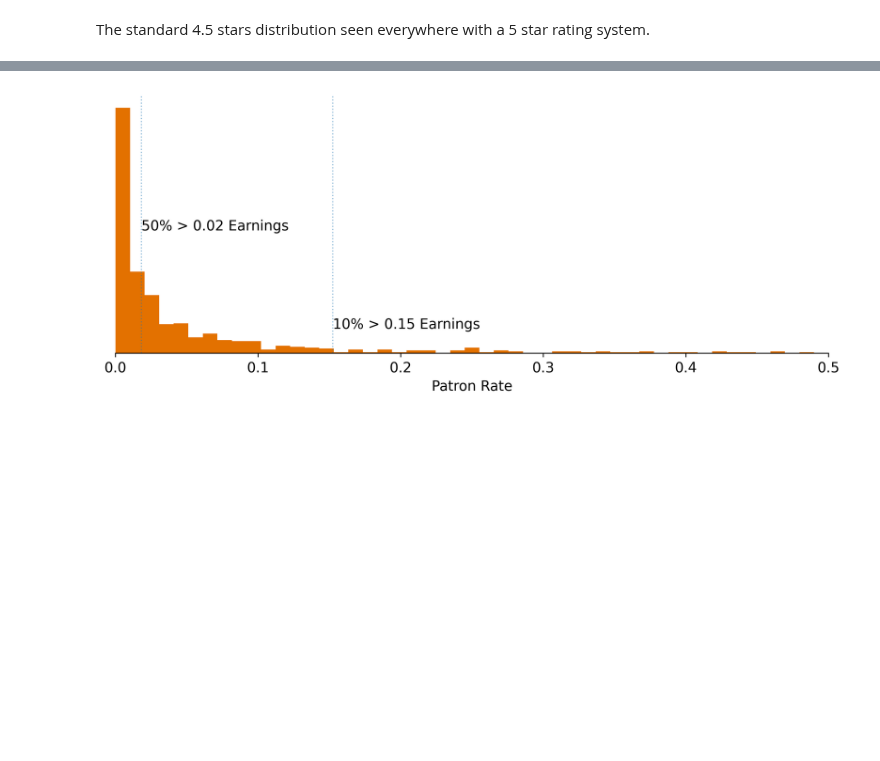
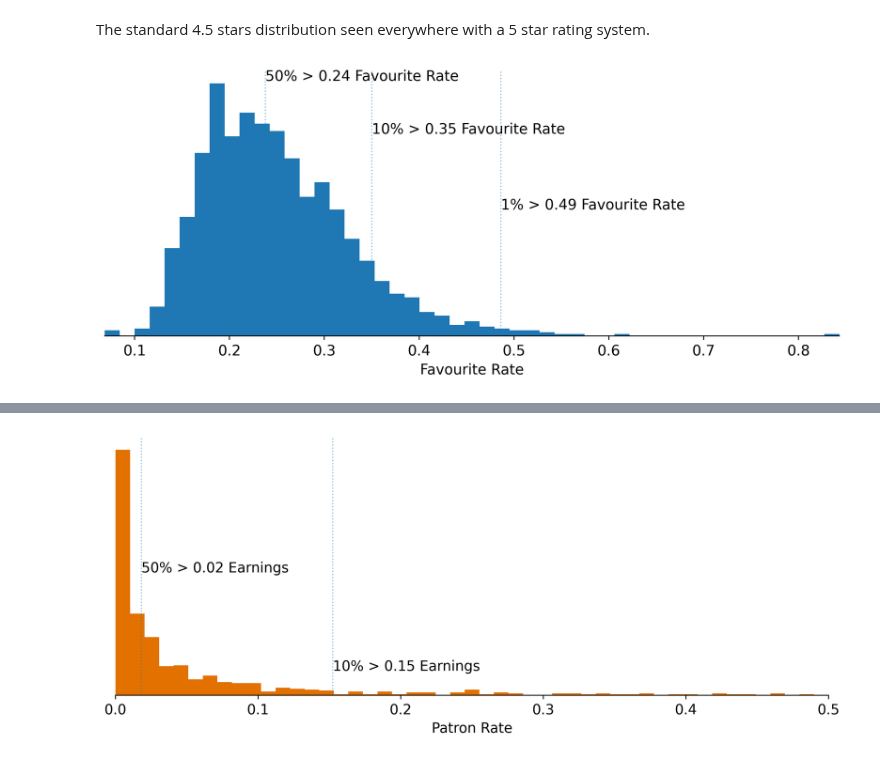
Before and after one commit to Samreay/Samreay, a Jupyter notebook: notebooks/2022-10-14-RoyalRoad.ipynb, the cells around one changed output, grey strips where cells are left out. Drawn from its saved outputs; the diff is of its cells as text; code cells hidden in the pictures; blank space fills up the shorter version.

```diff
--- a/notebooks/2022-10-14-RoyalRoad.ipynb
+++ b/notebooks/2022-10-14-RoyalRoad.ipynb
@@ -287,6 +294,8 @@ def get_established(df: pd.DataFrame, threshold=100) -> pd.DataFrame:
     df["Patron Value"] = df["Earnings"] / df["Patron Count"]
     df["Patron Rate"] = df["Patron Count"] / df["Followers"]
     df["Favourite Rate"] = df["Favorites"] / df["Followers"]
+    df["Follow Rate (Total)"] = df["Followers"] / df["Total Views"]
+    df["Follow Rate (Avg)"] = df["Followers"] / df["Average Views"]
     df["Rating Rate"] = df["Ratings"] / df["Followers"]
     return df
 df_one = get_established(df, threshold=1)
@@ -317,3 +326,8 @@ plot_ratings(df_established, ax)
 [figure]
 # %% [markdown]
 The standard 4.5 stars distribution seen everywhere with a 5 star rating system.
+# %%
+fig, ax = plt.subplots()
+plot_hist(df_established, ax, "Favourite Rate", qfmt="%0.2f", qys=[1.01, 0.8, 0.5])
+# %% [output]
+[figure, added]
```
Also changed, not shown: parts of 8 cells of this notebook, 45 other files.
